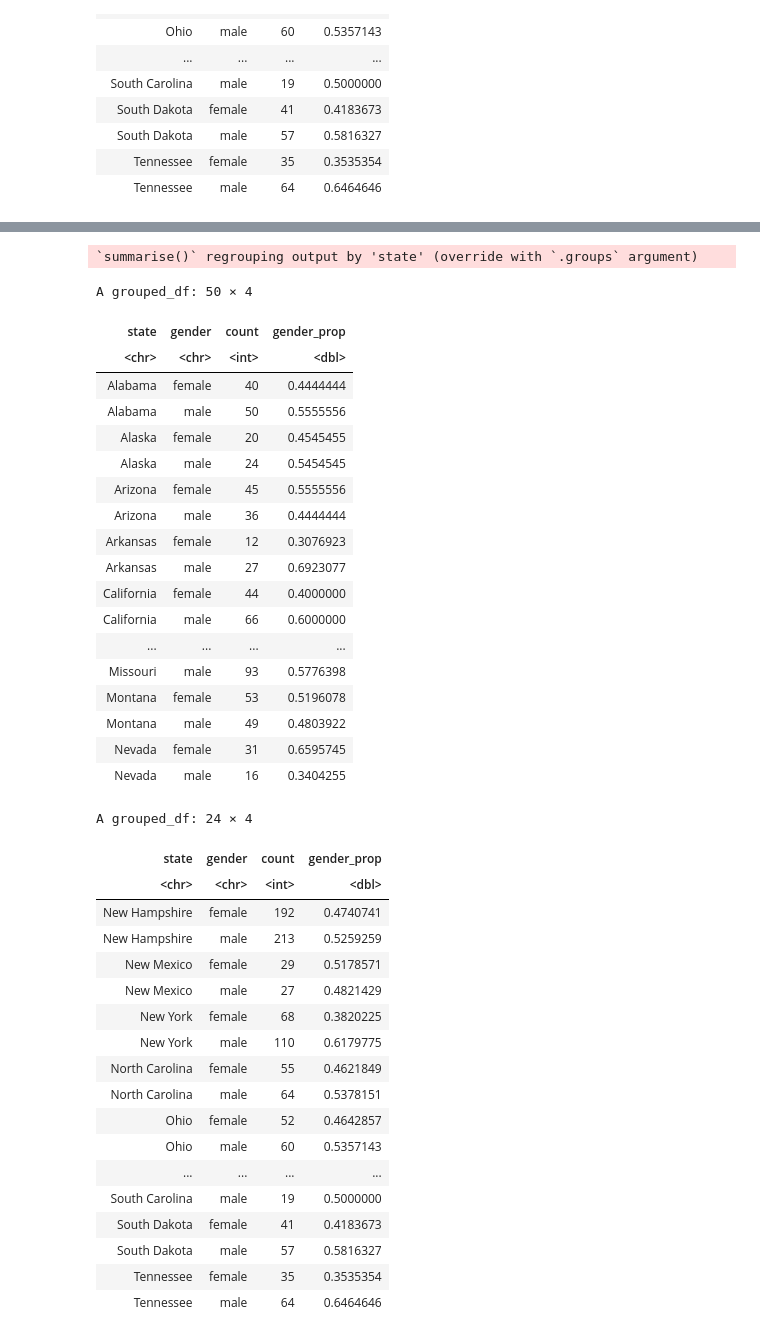
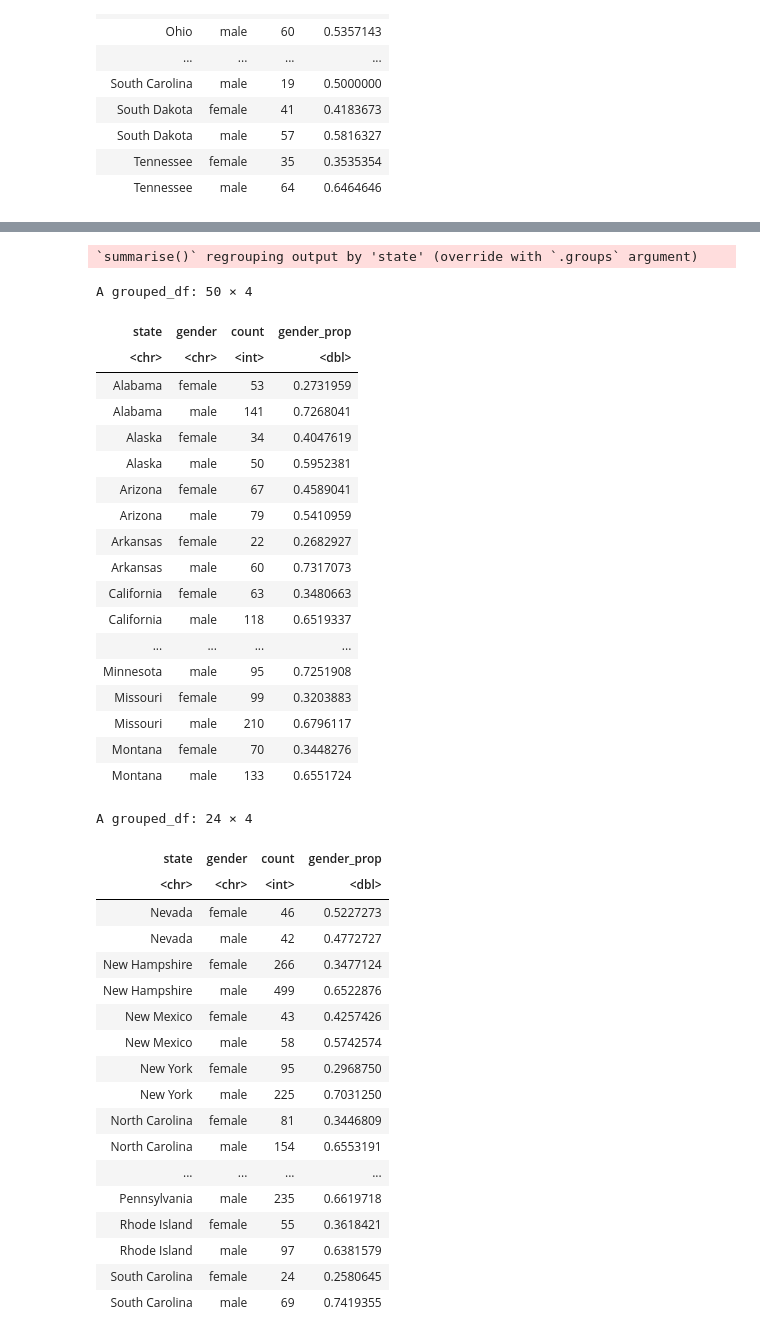
Before and after one commit to michael-bonitati-1117/final_project, a Jupyter notebook: George_Analysis-Copy.ipynb, the cells around one changed output, grey strips where cells are left out. Saved outputs shown, nothing was run; the diff lists cells and outputs as text; code cells hidden in the pictures.

```diff
--- a/George_Analysis-Copy.ipynb
+++ b/George_Analysis-Copy.ipynb
@@ -396,51 +381,50 @@ A grouped_df: 24 × 4
 # %%
 table_overall_2018 <- elections_2018_long %>%
-    filter(candidate_party == "Democrat", gender %in% c("female", "male"),!candidate == "No candidate") %>%
+    filter(gender %in% c("female", "male"),!candidate == "No candidate") %>%
     group_by (state, gender) %>%
     summarise(count=n()) %>%
-    group_by (state, .add = TRUE) %>%
     mutate(gender_prop = (count/sum(count)))
 
 
 table_overall_2018[1:50,]
 table_overall_2018[51:74,]
 # %% [output]
 `summarise()` regrouping output by 'state' (override with `.groups` argument)
 A grouped_df: 50 × 4
 | state | gender | count | gender_prop |
 | <chr> | <chr> | <int> | <dbl> |
-| Alabama | female | 40 | 0.4444444 |
-| Alabama | male | 50 | 0.5555556 |
-| Alaska | female | 20 | 0.4545455 |
-| Alaska | male | 24 | 0.5454545 |
-| Arizona | female | 45 | 0.5555556 |
-| Arizona | male | 36 | 0.4444444 |
-| Arkansas | female | 12 | 0.3076923 |
-| Arkansas | male | 27 | 0.6923077 |
-| California | female | 44 | 0.4000000 |
-| California | male | 66 | 0.6000000 |
+| Alabama | female | 53 | 0.2731959 |
+| Alabama | male | 141 | 0.7268041 |
+| Alaska | female | 34 | 0.4047619 |
+| Alaska | male | 50 | 0.5952381 |
+| Arizona | female | 67 | 0.4589041 |
+| Arizona | male | 79 | 0.5410959 |
+| Arkansas | female | 22 | 0.2682927 |
+| Arkansas | male | 60 | 0.7317073 |
+| California | female | 63 | 0.3480663 |
+| California | male | 118 | 0.6519337 |
 | ... | ... | ... | ... |
-| Missouri | male | 93 | 0.5776398 |
-| Montana | female | 53 | 0.5196078 |
-| Montana | male | 49 | 0.4803922 |
-| Nevada | female | 31 | 0.6595745 |
-| Nevada | male | 16 | 0.3404255 |
+| Minnesota | male | 95 | 0.7251908 |
+| Missouri | female | 99 | 0.3203883 |
+| Missouri | male | 210 | 0.6796117 |
+| Montana | female | 70 | 0.3448276 |
+| Montana | male | 133 | 0.6551724 |
 A grouped_df: 24 × 4
 | state | gender | count | gender_prop |
 | <chr> | <chr> | <int> | <dbl> |
-| New Hampshire | female | 192 | 0.4740741 |
-| New Hampshire | male | 213 | 0.5259259 |
-| New Mexico | female | 29 | 0.5178571 |
-| New Mexico | male | 27 | 0.4821429 |
-| New York | female | 68 | 0.3820225 |
-| New York | male | 110 | 0.6179775 |
-| North Carolina | female | 55 | 0.4621849 |
-| North Carolina | male | 64 | 0.5378151 |
-| Ohio | female | 52 | 0.4642857 |
-| Ohio | male | 60 | 0.5357143 |
+| Nevada | female | 46 | 0.5227273 |
+| Nevada | male | 42 | 0.4772727 |
+| New Hampshire | female | 266 | 0.3477124 |
+| New Hampshire | male | 499 | 0.6522876 |
+| New Mexico | female | 43 | 0.4257426 |
+| New Mexico | male | 58 | 0.5742574 |
+| New York | female | 95 | 0.2968750 |
+| New York | male | 225 | 0.7031250 |
+| North Carolina | female | 81 | 0.3446809 |
+| North Carolina | male | 154 | 0.6553191 |
 | ... | ... | ... | ... |
-| South Carolina | male | 19 | 0.5000000 |
-| South Dakota | female | 41 | 0.4183673 |
-| South Dakota | male | 57 | 0.5816327 |
-| Tennessee | female | 35 | 0.3535354 |
-| Tennessee | male | 64 | 0.6464646 |
+| Pennsylvania | male | 235 | 0.6619718 |
+| Rhode Island | female | 55 | 0.3618421 |
+| Rhode Island | male | 97 | 0.6381579 |
+| South Carolina | female | 24 | 0.2580645 |
+| South Carolina | male | 69 | 0.7419355 |
```
Also changed, not shown: parts of 15 cells of this notebook.
